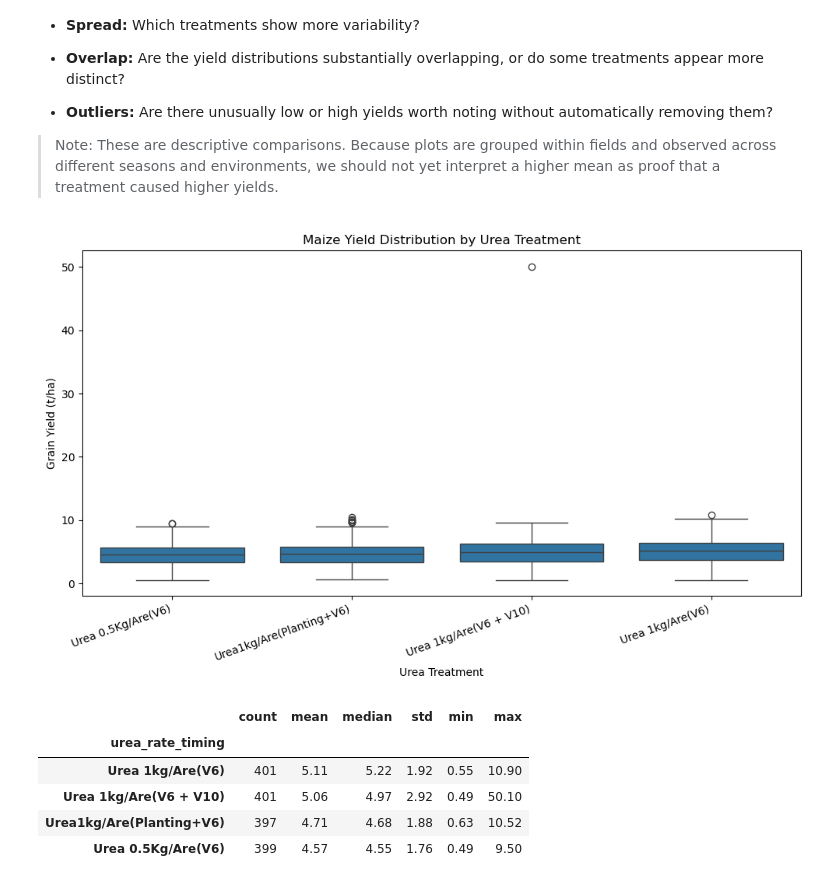
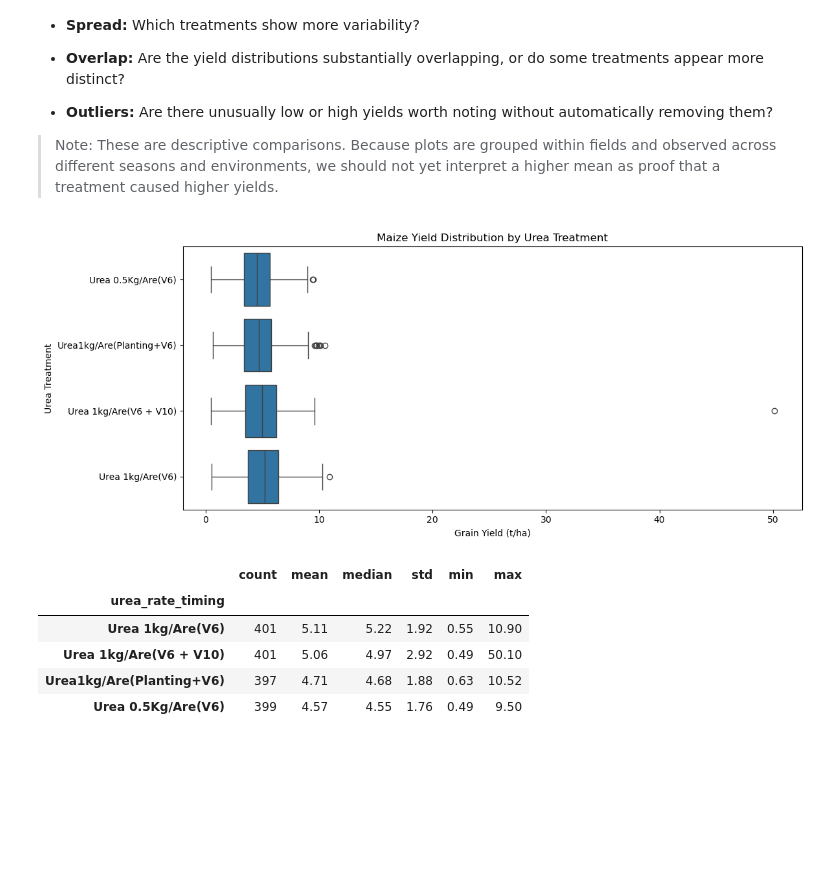
Before and after one commit to Vin-Okumu/maize-yield-optimization-rwanda, a Jupyter notebook: 02_Notebooks/03_exploratory_data_analysis.ipynb, the cells around one changed output. Saved outputs shown, nothing was run; the diff lists cells and outputs as text; code cells hidden in the pictures; blank space fills up the shorter version.

```diff
--- a/02_Notebooks/03_exploratory_data_analysis.ipynb
+++ b/02_Notebooks/03_exploratory_data_analysis.ipynb
@@ -56,23 +56,22 @@ integrated_df.head()
 # %%
 import matplotlib.pyplot as plt
 import seaborn as sns
 
-plt.figure(figsize=(10, 6))
+plt.figure(figsize=(12, 5))
 
 sns.boxplot(
     data=integrated_df,
-    x="urea_rate_timing",
-    y="yield_tha"
+    x="yield_tha",
+    y="urea_rate_timing"
 )
 
 plt.title("Maize Yield Distribution by Urea Treatment")
-plt.xlabel("Urea Treatment")
-plt.ylabel("Grain Yield (t/ha)")
-plt.xticks(rotation=20, ha="right")
+plt.xlabel("Grain Yield (t/ha)")
+plt.ylabel("Urea Treatment")
 plt.tight_layout()
 plt.show()
 # %% [output]
-[figure, old version]
+[figure, new version]
 # %%
 # Summary statistics
 treatment_yield_summary = (
```
Also changed, not shown: parts of 1 cell of this notebook.
